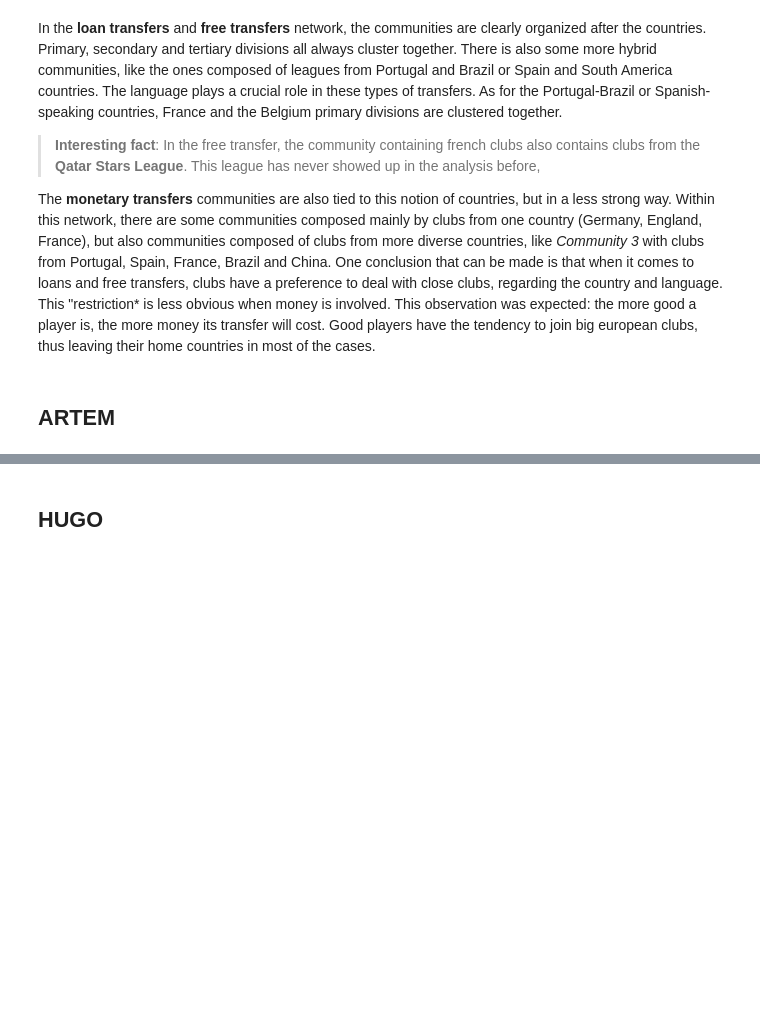
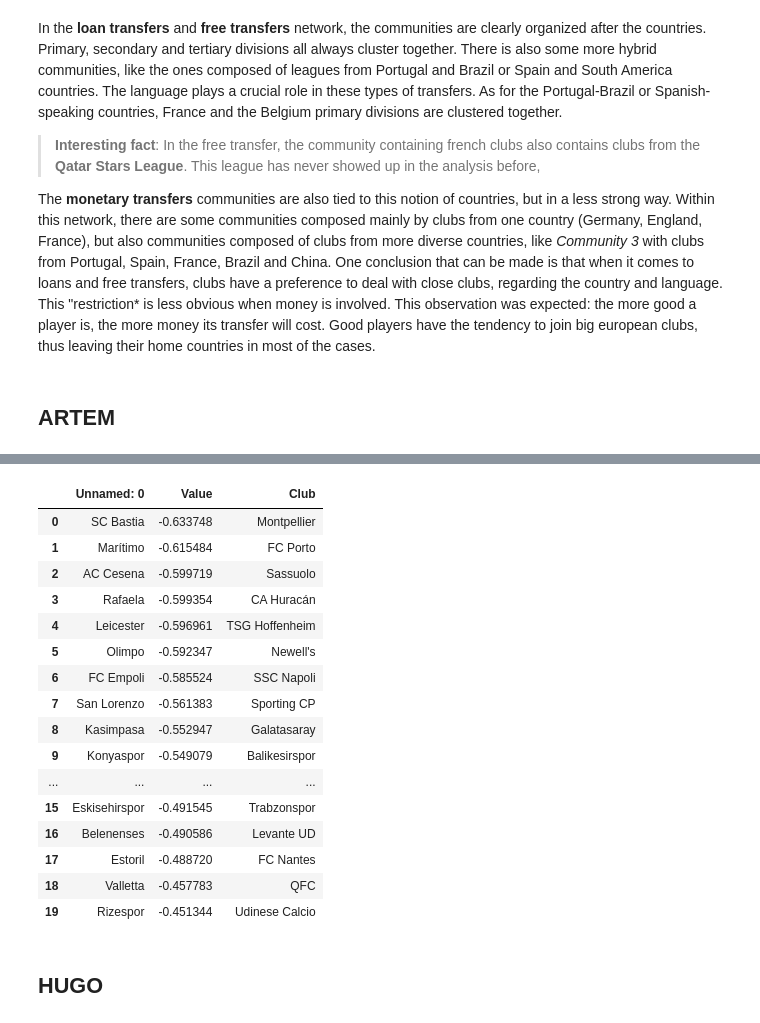
Before and after one commit to MGT-416/Team1FinalProject, a Jupyter notebook: Project Report.ipynb, the cells around one changed output, grey strips where cells are left out. Drawn from its saved outputs; the diff is of its cells as text; code cells hidden in the pictures; blank space fills up the shorter version.

```diff
--- a/Project Report.ipynb
+++ b/Project Report.ipynb
@@ -293,3 +861,24 @@ The **monetary transfers** communities are also tied to this notion of countries
+# %%
+df1 = pd.read_csv('figures/results_min.csv')
+df1[:20]
+# %% [output]
+|  | Unnamed: 0 | Value | Club |
+| 0 | SC Bastia | -0.633748 | Montpellier |
+| 1 | Marítimo | -0.615484 | FC Porto |
+| 2 | AC Cesena | -0.599719 | Sassuolo |
+| 3 | Rafaela | -0.599354 | CA Huracán |
+| 4 | Leicester | -0.596961 | TSG Hoffenheim |
+| 5 | Olimpo | -0.592347 | Newell's |
+| 6 | FC Empoli | -0.585524 | SSC Napoli |
+| 7 | San Lorenzo | -0.561383 | Sporting CP |
+| 8 | Kasimpasa | -0.552947 | Galatasaray |
+| 9 | Konyaspor | -0.549079 | Balikesirspor |
+| ... | ... | ... | ... |
+| 15 | Eskisehirspor | -0.491545 | Trabzonspor |
+| 16 | Belenenses | -0.490586 | Levante UD |
+| 17 | Estoril | -0.488720 | FC Nantes |
+| 18 | Valletta | -0.457783 | QFC |
+| 19 | Rizespor | -0.451344 | Udinese Calcio |
 # %% [markdown]
 ## HUGO
 # %% [markdown]
```
Also changed, not shown: parts of 17 cells of this notebook, 5 other files.
